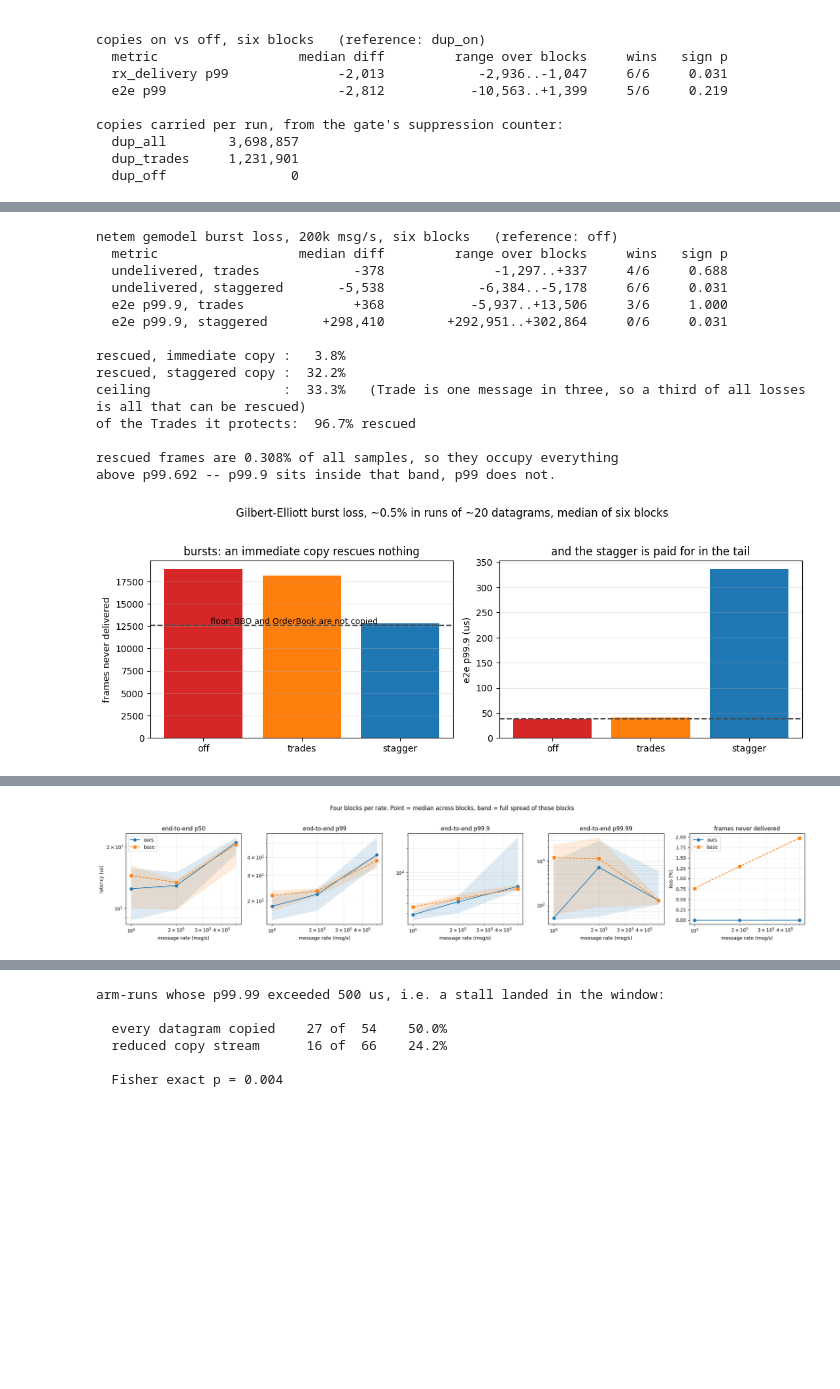
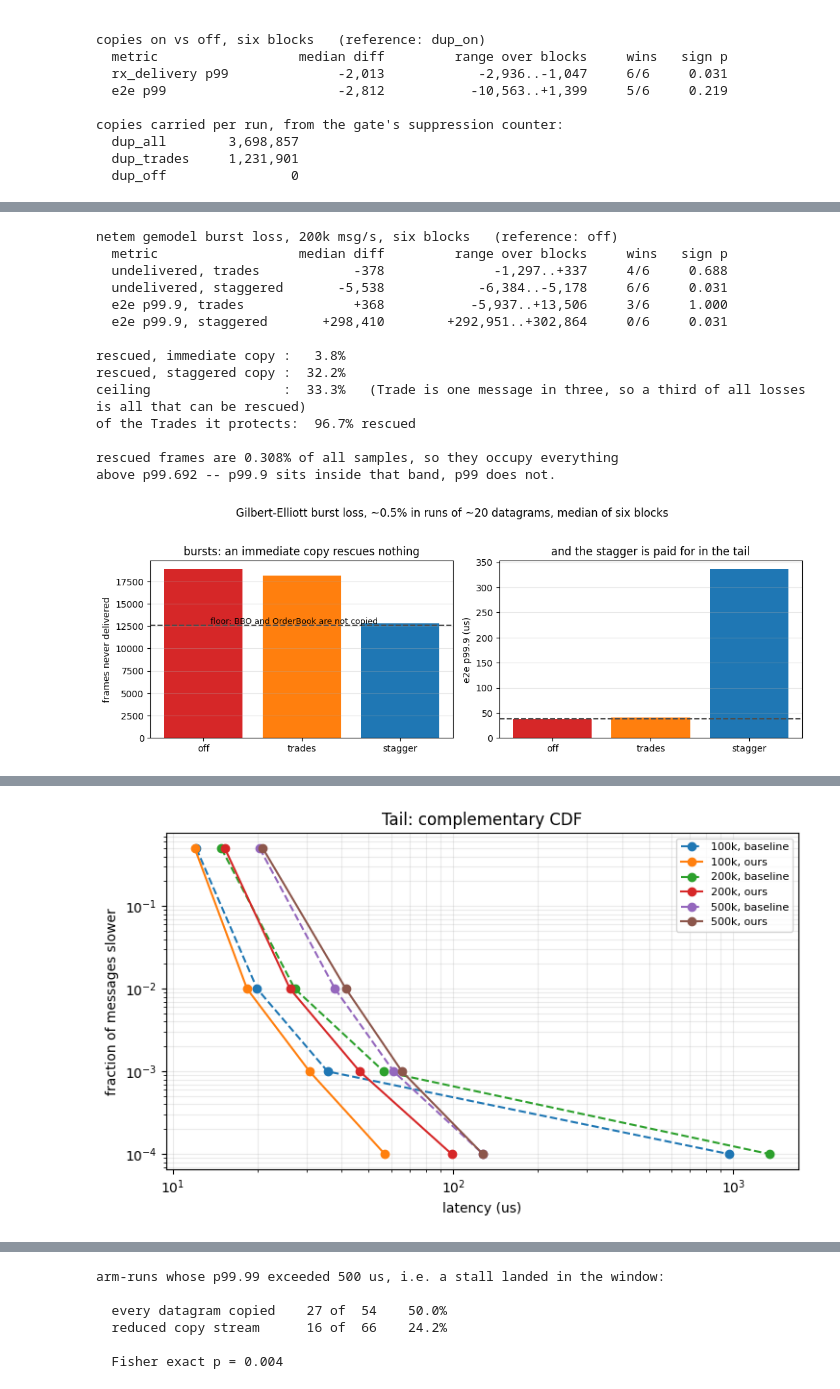
Before and after one commit to OxFEE1DEAD/spectral-hackathon-2026, a Jupyter notebook: analysis.ipynb, the cells around one changed output, grey strips where cells are left out. Drawn from its saved outputs; the diff is of its cells as text; code cells hidden in the pictures; blank space fills up the shorter version.

```diff
--- a/analysis.ipynb
+++ b/analysis.ipynb
@@ -475,6 +491,97 @@ if os.path.exists("data/ab_fanout/skew.csv"):
 else:
     print("data/ab_fanout/skew.csv not present")
 
+if os.path.exists("data/ab_fanout3/skew.csv"):
+    f3 = defaultdict(dict)
+    for r in csv.DictReader(open("data/ab_fanout3/skew.csv")):
+        f3[int(r["block"])][r["arm"]] = [float(r[k]) for k in ("c0_p50", "c1_p50", "c2_p50")]
+    print("\nThree receivers, six blocks. Medians per receiver, in peer order:\n")
+    print(f"  {'block':>5}  {'fixed  c0/c1/c2':<28}{'spread':>9}   {'rotating  c0/c1/c2':<28}{'spread':>9}")
+    mono, spread = defaultdict(int), defaultdict(list)
+    n = 0
+    for b in sorted(f3):
+        if len(f3[b]) < 2:
+            continue
+        n += 1
+        line = f"  {b:>5}  "
+        for arm in ("fixed", "rotate"):
+            v = f3[b][arm]
+            spread[arm].append(max(v) - min(v))
+            mono[arm] += v[0] < v[1] < v[2]
+            line += f"{'/'.join(f'{x:,.0f}' for x in v):<28}{max(v)-min(v):>9,.0f}   "
+        print(line)
+    print(f"\n  monotone c0 < c1 < c2:  fixed {mono['fixed']}/{n}, "
+          f"sign p={sign_p(mono['fixed'], n):.3f}   rotating {mono['rotate']}/{n}")
+    w = sum(1 for a, b_ in zip(spread["fixed"], spread["rotate"]) if b_ < a)
+    m = lambda v: sorted(v)[len(v) // 2]
+    print(f"  spread smaller with rotation: {w}/{n}, sign p={sign_p(w, n):.3f}"
+          f"   median {m(spread['fixed']):,.0f} -> {m(spread['rotate']):,.0f} ns")
+    print(f"\n  Growth per extra receiver: ~1,356 ns at two, {m(spread['fixed']):,.0f} ns at three")
+    print(f"  -- about 1.4 us each, which is the slope behind the baseline's 11.7 us at ten.")
+
+import json, re, glob
+
+def raw_percentiles(path):
+    # ab_bench.sh appends summarize.py --json output after a "#e2e" marker in each raw file.
+    txt = open(path).read()
+    i = txt.find("#e2e")
+    if i < 0:
+        return None
+    try:
+        rec = json.loads(txt[txt.index("[", i):])[0]
+    except Exception:
+        return None
+    return {k: rec[k]["median"] for k in ("min", "p50", "p99", "p99.9", "p99.99", "max")
+            if k in rec}
+
+def collect(d, arm):
+    out = []
+    for f in sorted(glob.glob(f"{d}/raw_ab_b*_{arm}.txt")):
+        r = raw_percentiles(f)
+        if r:
+            out.append(r)
+    return out
+
+def med(v):
+    v = sorted(v)
+    return v[len(v) // 2] if len(v) % 2 else 0.5 * (v[len(v)//2 - 1] + v[len(v)//2])
+
+KEYS = ["min", "p50", "p99", "p99.9", "p99.99", "max"]
+print("End-to-end latency in nanoseconds. Median across blocks of each arm's own figure;")
+print("the spread underneath is the lowest and highest block, which is the honest width.\n")
+print(f"  {'run / arm':<26}" + "".join(f"{k:>12}" for k in KEYS))
+SHOW = [("data/ab_100k_n12", "base", "100k, baseline"),
+        ("data/ab_100k_n12", "ours", "100k, ours"),
+        ("data/ab_alloc", "late", "200k, baseline"),
+        ("data/ab_alloc", "early", "200k, ours"),
+        ("data/sweep_500000", "base", "500k, baseline"),
+        ("data/sweep_500000", "ours", "500k, ours")]
+series = {}
+for d, arm, label in SHOW:
+    rows = collect(d, arm)
+    if not rows:
+        continue
+    series[label] = rows
+    print(f"  {label:<26}" + "".join(f"{med([r[k] for r in rows]):>12,.0f}" for k in KEYS))
+    print(f"  {'':<26}" + "".join(
+        f"{'[' + format(min(r[k] for r in rows), ',.0f') + ']':>12}" for k in KEYS))
+
+# Tail as a complementary CDF: the fraction of messages slower than a given latency.
+# Five points per arm is coarse, but it is the shape the percentiles describe and it is
+# what the committed summaries contain -- the per-message samples are hundreds of
+# megabytes per run and are not in the repository.
+fig, ax = plt.subplots(figsize=(7.5, 4.5))
+frac = {"p50": 0.5, "p99": 1e-2, "p99.9": 1e-3, "p99.99": 1e-4}
+for label, rows in series.items():
+    xs = [med([r[k] for r in rows]) / 1e3 for k in frac]
+    ax.plot(xs, list(frac.values()), marker="o",
+            ls="--" if "baseline" in label else "-", label=label)
+ax.set(xscale="log", yscale="log", xlabel="latency (us)",
+       ylabel="fraction of messages slower", title="Tail: complementary CDF")
+ax.grid(True, which="both", alpha=0.25)
+ax.legend(fontsize=8)
+fig.tight_layout(); plt.show()
+
 PCTS = [("e2e_p50", "p50"), ("e2e_p99", "p99"), ("e2e_p999", "p99.9"), ("e2e_p9999", "p99.99")]
 dirs = sorted(glob.glob("data/sweep_*"), key=lambda d: int(d.rsplit("_", 1)[1]))
 rows, loss = defaultdict(lambda: defaultdict(list)), defaultdict(lambda: defaultdict(list))
@@ -556 +667 @@ above p99.692 -- p99.9 sits inside that band, p99 does not.
-[figure, old version]
+[figure, new version]
```
Also changed, not shown: parts of 4 cells of this notebook, 19 other files.
